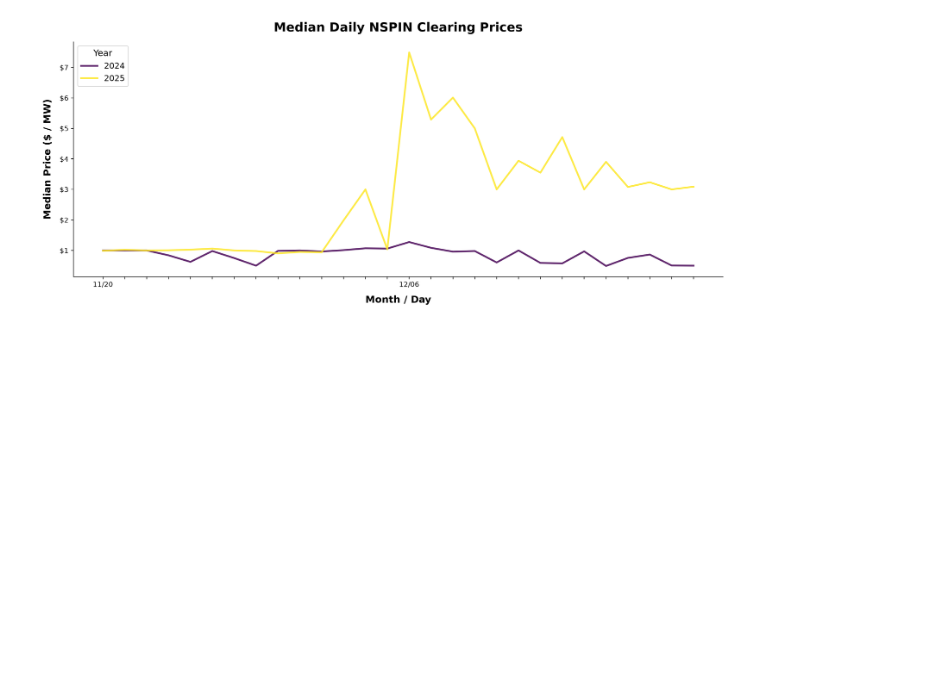
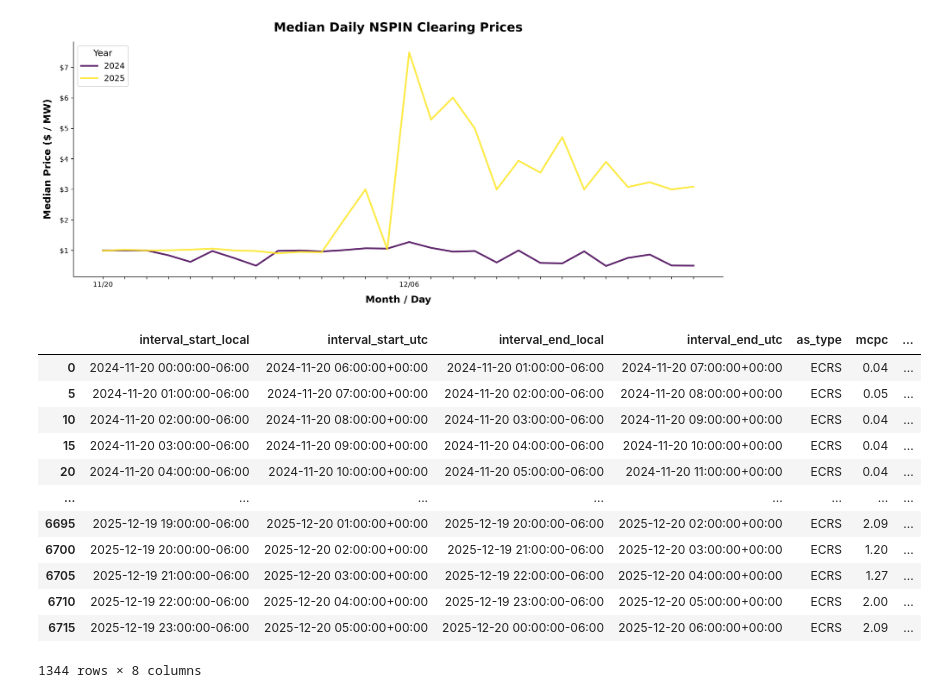
Before and after one commit to dbreynol/a26, a Jupyter notebook: projects/ancillary.ipynb, the cells around one changed output. Cells and saved outputs as stored; diff of their text form; code cells hidden in the pictures; blank space fills up the shorter version.

```diff
--- a/projects/ancillary.ipynb
+++ b/projects/ancillary.ipynb
@@ -64,3 +99,22 @@ sns.despine() # Removes the top and right border spines
 plt.tight_layout()
 # %% [output]
 [figure]
+# %%
+(
+    ancillary.query("as_type == 'ECRS'")
+    .assign()
+)
+# %% [output]
+|  | interval_start_local | interval_start_utc | interval_end_local | interval_end_utc | as_type | mcpc | ... |
+| 0 | 2024-11-20 00:00:00-06:00 | 2024-11-20 06:00:00+00:00 | 2024-11-20 01:00:00-06:00 | 2024-11-20 07:00:00+00:00 | ECRS | 0.04 | ... |
+| 5 | 2024-11-20 01:00:00-06:00 | 2024-11-20 07:00:00+00:00 | 2024-11-20 02:00:00-06:00 | 2024-11-20 08:00:00+00:00 | ECRS | 0.05 | ... |
+| 10 | 2024-11-20 02:00:00-06:00 | 2024-11-20 08:00:00+00:00 | 2024-11-20 03:00:00-06:00 | 2024-11-20 09:00:00+00:00 | ECRS | 0.04 | ... |
+| 15 | 2024-11-20 03:00:00-06:00 | 2024-11-20 09:00:00+00:00 | 2024-11-20 04:00:00-06:00 | 2024-11-20 10:00:00+00:00 | ECRS | 0.04 | ... |
+| 20 | 2024-11-20 04:00:00-06:00 | 2024-11-20 10:00:00+00:00 | 2024-11-20 05:00:00-06:00 | 2024-11-20 11:00:00+00:00 | ECRS | 0.04 | ... |
+| ... | ... | ... | ... | ... | ... | ... | ... |
+| 6695 | 2025-12-19 19:00:00-06:00 | 2025-12-20 01:00:00+00:00 | 2025-12-19 20:00:00-06:00 | 2025-12-20 02:00:00+00:00 | ECRS | 2.09 | ... |
+| 6700 | 2025-12-19 20:00:00-06:00 | 2025-12-20 02:00:00+00:00 | 2025-12-19 21:00:00-06:00 | 2025-12-20 03:00:00+00:00 | ECRS | 1.20 | ... |
+| 6705 | 2025-12-19 21:00:00-06:00 | 2025-12-20 03:00:00+00:00 | 2025-12-19 22:00:00-06:00 | 2025-12-20 04:00:00+00:00 | ECRS | 1.27 | ... |
+| 6710 | 2025-12-19 22:00:00-06:00 | 2025-12-20 04:00:00+00:00 | 2025-12-19 23:00:00-06:00 | 2025-12-20 05:00:00+00:00 | ECRS | 2.00 | ... |
+| 6715 | 2025-12-19 23:00:00-06:00 | 2025-12-20 05:00:00+00:00 | 2025-12-20 00:00:00-06:00 | 2025-12-20 06:00:00+00:00 | ECRS | 2.09 | ... |
+1344 rows × 8 columns
```
Also changed, not shown: parts of 1 cell of this notebook, 1 other file.
